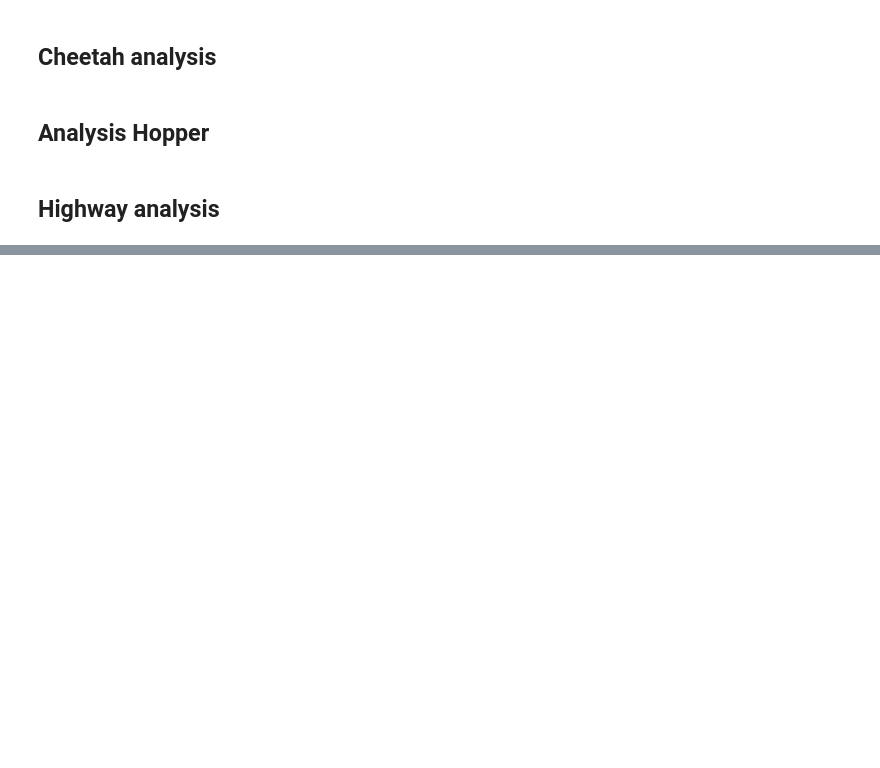
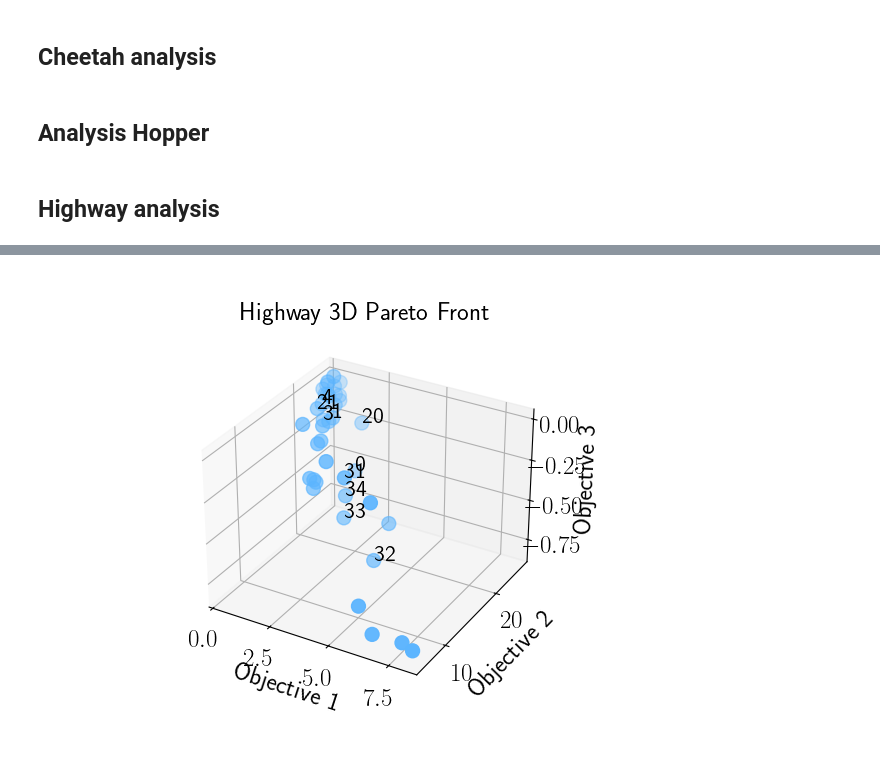
Before and after one commit to ffelten/Behavior-vs-Objective-Space, a Jupyter notebook: morl_behavior_objective/analysis/analysis_others.ipynb, the cells around one changed output, grey strips where cells are left out. Saved outputs shown, nothing was run; the diff lists cells and outputs as text; code cells hidden in the pictures; blank space fills up the shorter version.

```diff
--- a/morl_behavior_objective/analysis/analysis_others.ipynb
+++ b/morl_behavior_objective/analysis/analysis_others.ipynb
@@ -475,14 +483,16 @@ plt.show()
 # %%
 # Highway Pareto Front 3D  scatter plot
 %matplotlib widget
 fig = plt.figure()
 ax = fig.add_subplot(111, projection="3d")
 ax.scatter(sorted_pf_highway[:, 0], sorted_pf_highway[:, 1], sorted_pf_highway[:, 2], c=colors[0], s=100)
 ax.set_xlabel("Objective 1")
 ax.set_ylabel("Objective 2")
 ax.set_zlabel("Objective 3")
 plt.title("Highway 3D Pareto Front")
 for i, txt in enumerate(range(len(sorted_pf_highway))):
-    if i in {3, 4, 2}:
+    if i in {0, 1, 31, 32, 33, 20, 21, 3, 4, 34}:
         ax.text(sorted_pf_highway[i, 0], sorted_pf_highway[i, 1], sorted_pf_highway[i, 2], f"{i}", fontsize=16, color="k")
 plt.show()
+# %% [output]
+[figure, added]
```
Also changed, not shown: parts of 4 cells of this notebook, 2 other files.
